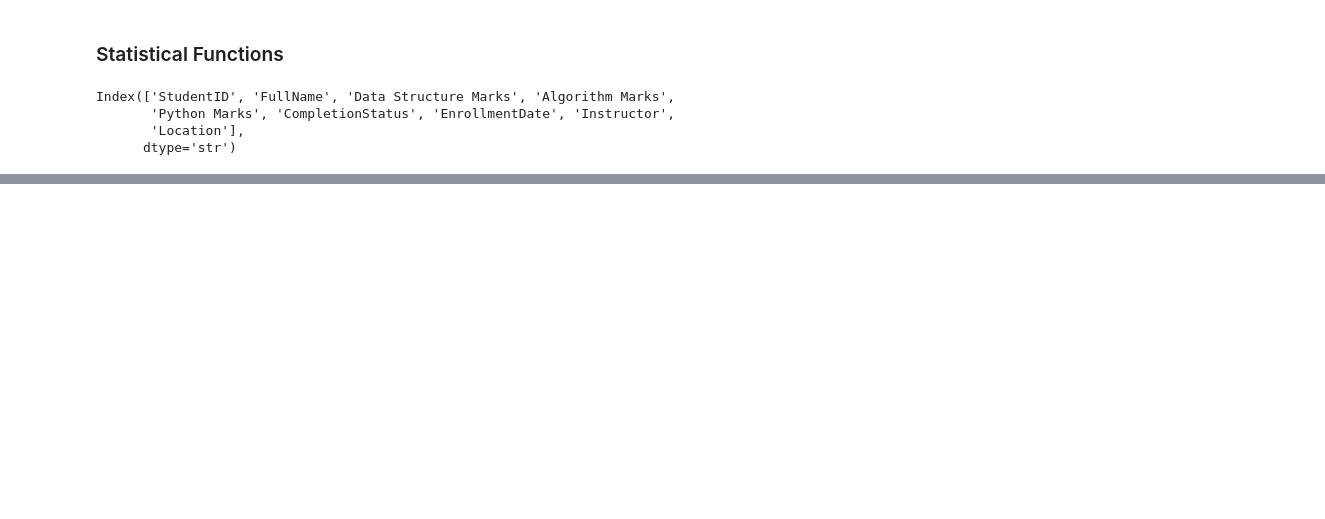
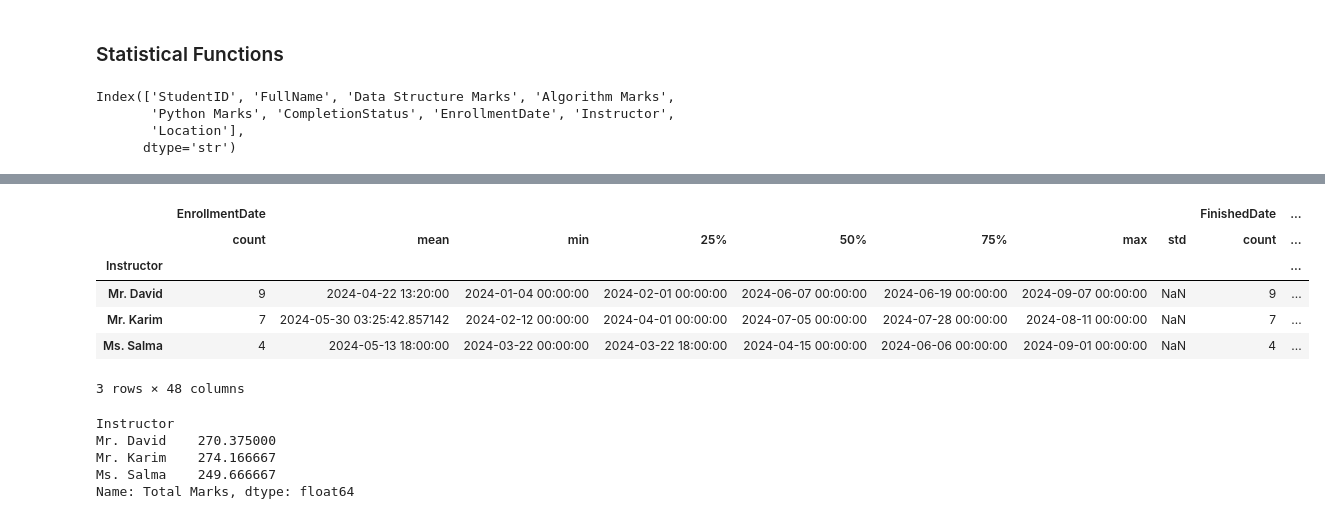
Before and after one commit to nazmul-gub/ai-ml-course, a Jupyter notebook: Python/Pandas/intermediate.ipynb, the cells around one changed output, grey strips where cells are left out. Drawn from its saved outputs; the diff is of its cells as text; code cells hidden in the pictures; blank space fills up the shorter version.

```diff
--- a/Python/Pandas/intermediate.ipynb
+++ b/Python/Pandas/intermediate.ipynb
@@ -554,0 +897,19 @@ Index(['StudentID', 'FullName', 'Data Structure Marks', 'Algorithm Marks',
+# %%
+instructor_group.describe()
+# %% [output]
+|  | EnrollmentDate |  |  |  |  |  |  |  | FinishedDate | ... |
+|  | count | mean | min | 25% | 50% | 75% | max | std | count | ... |
+| Instructor |  |  |  |  |  |  |  |  |  | ... |
+| Mr. David | 9 | 2024-04-22 13:20:00 | 2024-01-04 00:00:00 | 2024-02-01 00:00:00 | 2024-06-07 00:00:00 | 2024-06-19 00:00:00 | 2024-09-07 00:00:00 | NaN | 9 | ... |
+| Mr. Karim | 7 | 2024-05-30 03:25:42.857142 | 2024-02-12 00:00:00 | 2024-04-01 00:00:00 | 2024-07-05 00:00:00 | 2024-07-28 00:00:00 | 2024-08-11 00:00:00 | NaN | 7 | ... |
+| Ms. Salma | 4 | 2024-05-13 18:00:00 | 2024-03-22 00:00:00 | 2024-03-22 18:00:00 | 2024-04-15 00:00:00 | 2024-06-06 00:00:00 | 2024-09-01 00:00:00 | NaN | 4 | ... |
+3 rows × 48 columns
+# %%
+mean_marks = instructor_group["Total Marks"].mean()
+mean_marks
+# %% [output]
+Instructor
+Mr. David    270.375000
+Mr. Karim    274.166667
+Ms. Salma    249.666667
+Name: Total Marks, dtype: float64
```
Also changed, not shown: parts of 40 cells of this notebook.
